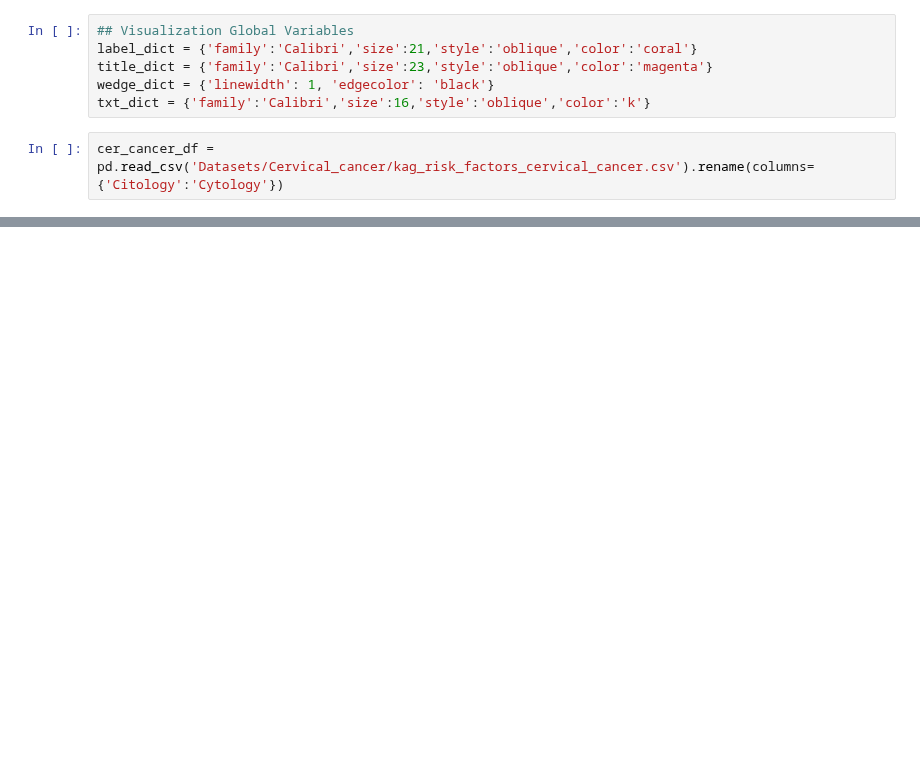
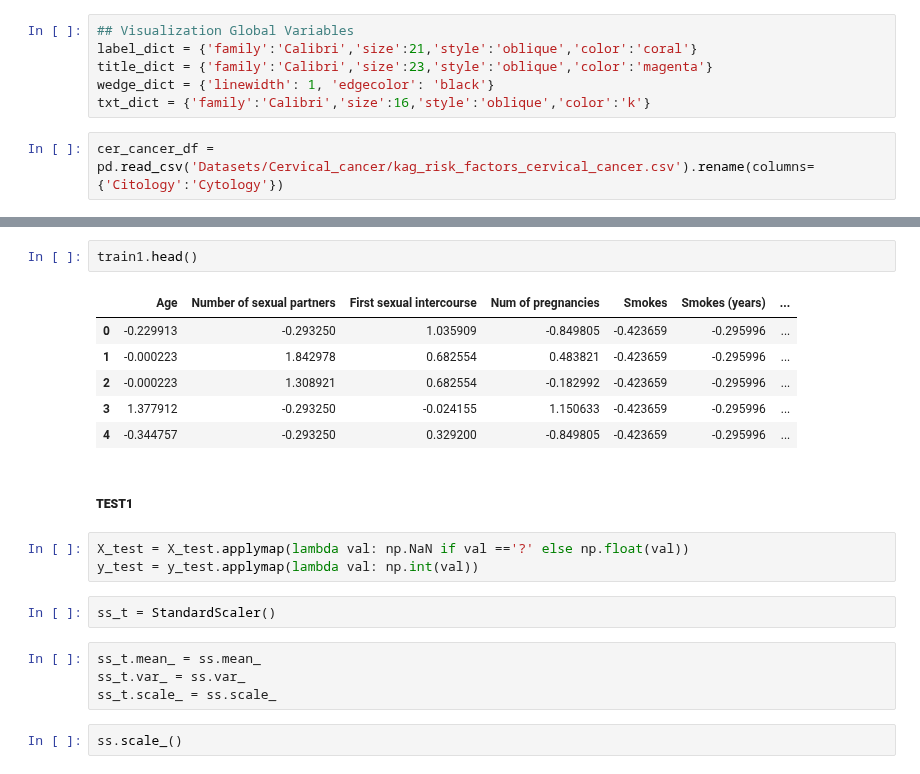
Before and after one commit to raj-shr-git/AAIC_Practice, a Jupyter notebook: MODULES/Untitled.ipynb, the cells around one changed output, grey strips where cells are left out. Cells and saved outputs as stored; diff of their text form; blank space fills up the shorter version.

```diff
--- a/MODULES/Untitled.ipynb
+++ b/MODULES/Untitled.ipynb
@@ -45,0 +233,22 @@ Index(['Age', 'Number of sexual partners', 'First sexual intercourse',
+# %%
+train1.head()
+# %% [output]
+|  | Age | Number of sexual partners | First sexual intercourse | Num of pregnancies | Smokes | Smokes (years) | ... |
+| 0 | -0.229913 | -0.293250 | 1.035909 | -0.849805 | -0.423659 | -0.295996 | ... |
+| 1 | -0.000223 | 1.842978 | 0.682554 | 0.483821 | -0.423659 | -0.295996 | ... |
+| 2 | -0.000223 | 1.308921 | 0.682554 | -0.182992 | -0.423659 | -0.295996 | ... |
+| 3 | 1.377912 | -0.293250 | -0.024155 | 1.150633 | -0.423659 | -0.295996 | ... |
+| 4 | -0.344757 | -0.293250 | 0.329200 | -0.849805 | -0.423659 | -0.295996 | ... |
+# %% [markdown]
+##### **TEST1**
+# %%
+X_test = X_test.applymap(lambda val: np.NaN if val =='?' else np.float(val))
+y_test = y_test.applymap(lambda val: np.int(val))
+# %%
+ss_t = StandardScaler()
+# %%
+ss_t.mean_ = ss.mean_
+ss_t.var_ = ss.var_
+ss_t.scale_ = ss.scale_
+# %%
+ss.scale_()
```
Also changed, not shown: parts of 67 cells of this notebook, 1 other file.
